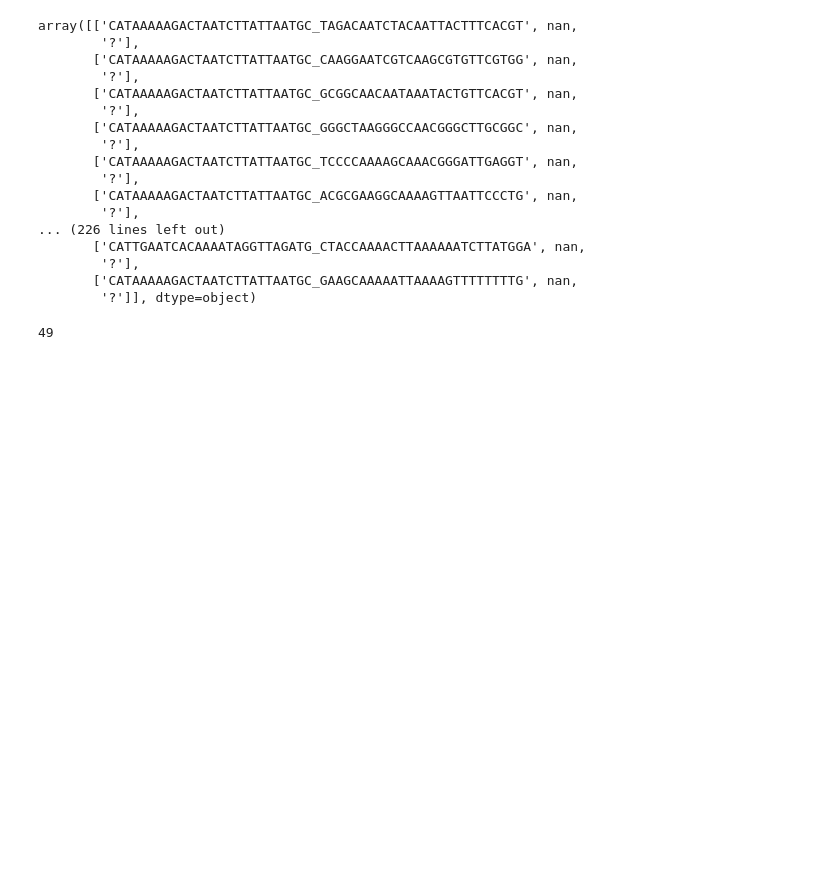
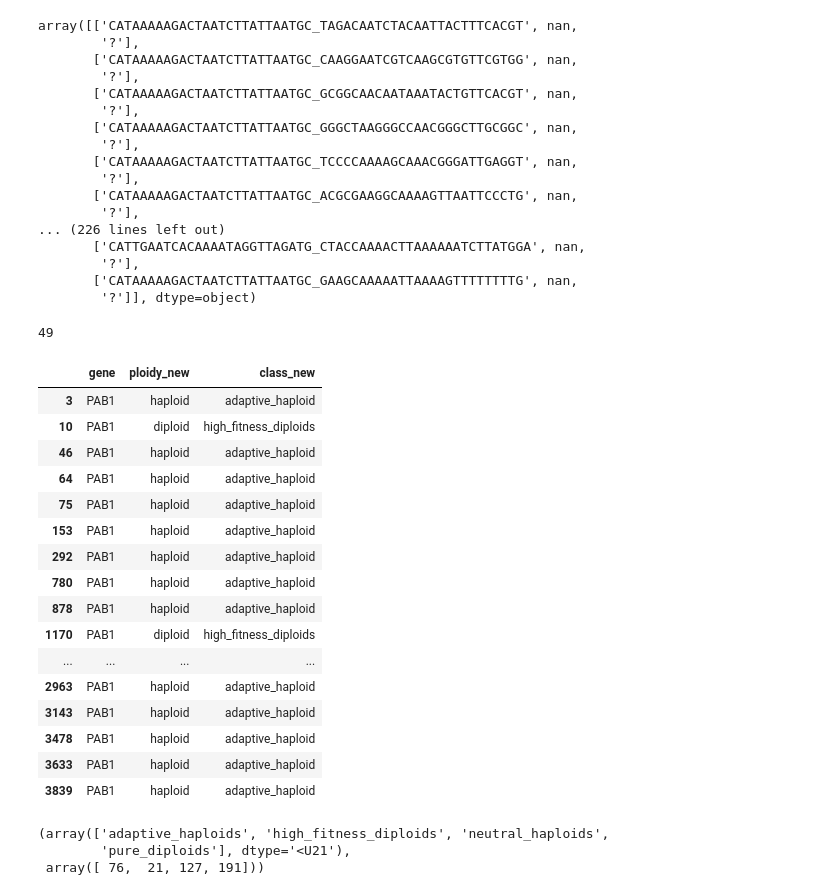
Before and after one commit to grantkinsler/EvolvingFront, a Jupyter notebook: code/processing/WGS/organizing_mutations_and_fitness.ipynb, the cells around one changed output. Saved outputs shown, nothing was run; the diff lists cells and outputs as text; code cells hidden in the pictures; blank space fills up the shorter version.

Commit message:
updates to main text figures, PAB1 mutants mostly reclassified as haploids

```diff
--- a/code/processing/WGS/organizing_mutations_and_fitness.ipynb
+++ b/code/processing/WGS/organizing_mutations_and_fitness.ipynb
@@ -1527,12 +1527,63 @@ for barcode,gene,effect in zip(merged_fitness['barcode'].values,
 
 merged_fitness['gene'] = genes
 merged_fitness['effect'] = effects
+# %%
+## manually override PAB1 ploidy calls:
+
+classes = []
+ploidys = []
+
+for barcode,gene,class_new,ploidy_new,resp in zip(merged_fitness['barcode'].values,
+                                             merged_fitness['gene'].values,
+                                             merged_fitness['class_new'].values,
+                                             merged_fitness['ploidy_new'].values,
+                                            merged_fitness['ResPerHour_relative'].values,
+                                            ):
+
+    if gene == 'PAB1':
+        if resp > 0.06:
+            classes.append('high_fitness_diploids')
+            ploidys.append('diploid')
+        else:
+            classes.append('adaptive_haploid')
+            ploidys.append('haploid')
+
+    else:
+        classes.append(class_new)
+        ploidys.append(ploidy_new)
+
+merged_fitness['class_new'] = classes
+merged_fitness['ploidy_new'] = ploidys
 # %%
 merged_fitness.to_csv(f'{home_dir}/data/fitness_withMutations.csv')
+# %%
+merged_fitness[merged_fitness['gene']=='PAB1'][['gene','ploidy_new','class_new']]
+# %% [output]
+|  | gene | ploidy_new | class_new |
+| 3 | PAB1 | haploid | adaptive_haploid |
+| 10 | PAB1 | diploid | high_fitness_diploids |
+| 46 | PAB1 | haploid | adaptive_haploid |
+| 64 | PAB1 | haploid | adaptive_haploid |
+| 75 | PAB1 | haploid | adaptive_haploid |
+| 153 | PAB1 | haploid | adaptive_haploid |
+| 292 | PAB1 | haploid | adaptive_haploid |
+| 780 | PAB1 | haploid | adaptive_haploid |
+| 878 | PAB1 | haploid | adaptive_haploid |
+| 1170 | PAB1 | diploid | high_fitness_diploids |
+| ... | ... | ... | ... |
+| 2963 | PAB1 | haploid | adaptive_haploid |
+| 3143 | PAB1 | haploid | adaptive_haploid |
+| 3478 | PAB1 | haploid | adaptive_haploid |
+| 3633 | PAB1 | haploid | adaptive_haploid |
+| 3839 | PAB1 | haploid | adaptive_haploid |
 # %%
 np.unique([entry for entry in merged_fitness[(merged_fitness['ancestor']=='WT') &
                                              (merged_fitness['source_publication']!='Li2019')
                                             ]['class'].values if not p.isnull(entry)],return_counts=True)
+# %% [output]
+(array(['adaptive_haploids', 'high_fitness_diploids', 'neutral_haploids',
+        'pure_diploids'], dtype='<U21'),
+ array([ 76,  21, 127, 191]))
 # %%
 merged_fitness[(merged_fitness['ancestor']=='WT') &
                                              (merged_fitness['source_publication']!='Li2019')]
```
Also changed, not shown: parts of 3 cells of this notebook, 28 other files.
